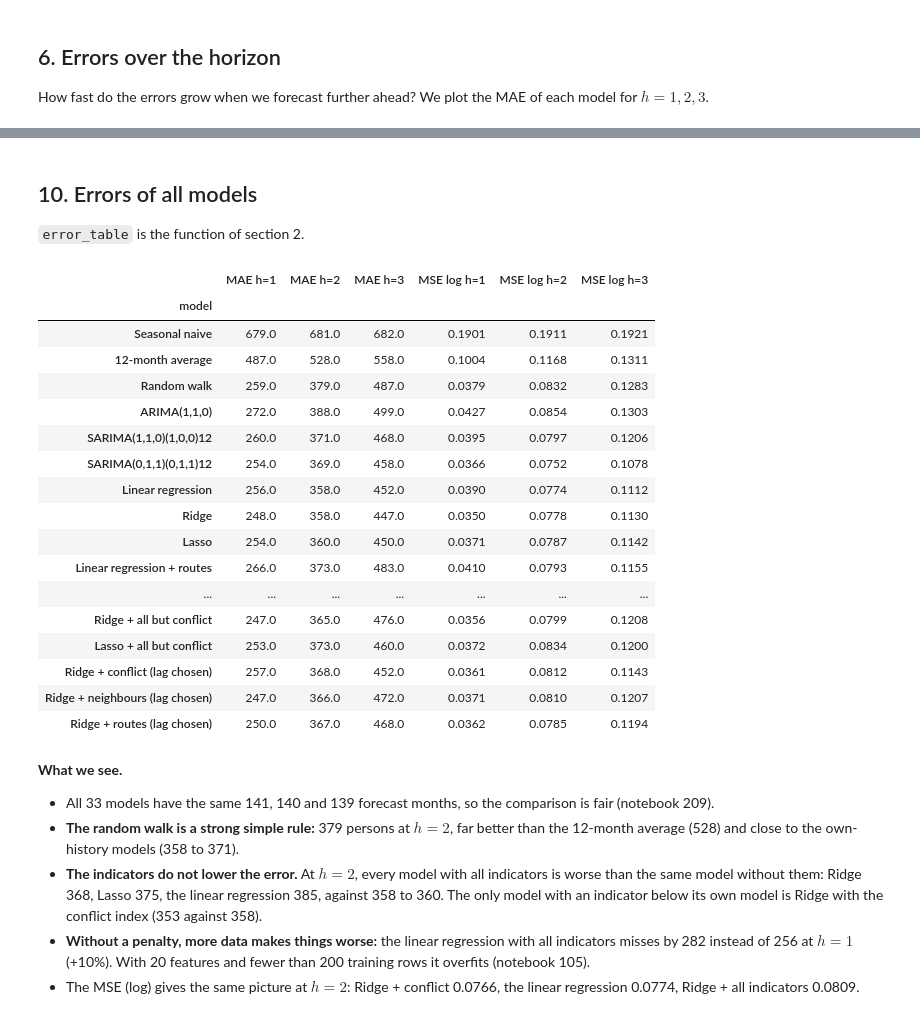
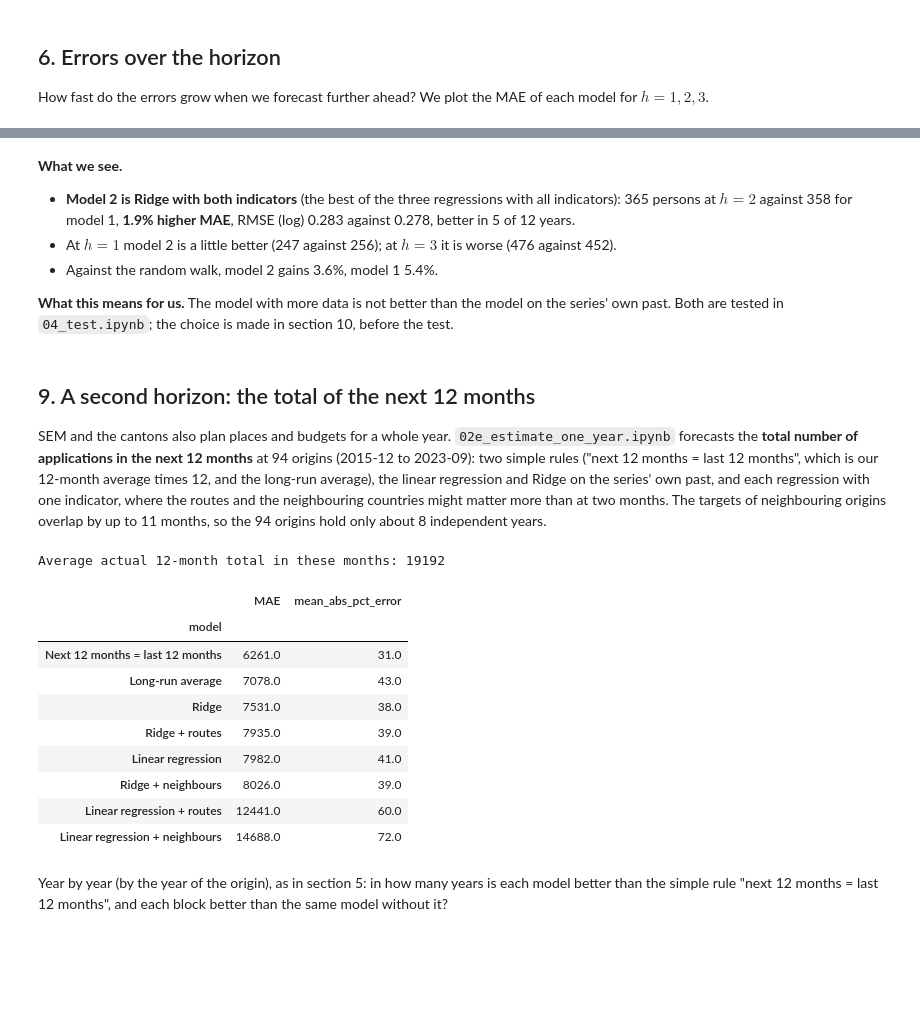
Before and after one commit to axe3010/dsf-asylum-forecast-II, a Jupyter notebook: code/03_evaluate.ipynb, the cells around one changed output, grey strips where cells are left out. Saved outputs shown, nothing was run; the diff lists cells and outputs as text; code cells hidden in the pictures; blank space fills up the shorter version.

```diff
--- a/code/03_evaluate.ipynb
+++ b/code/03_evaluate.ipynb
@@ -444,49 +498,34 @@ Same forecast months for all models: True
+# %% [markdown]
+**What we see.**
+- **Model 2 is Ridge with both indicators** (the best of the three regressions with all indicators): 365 persons at $h = 2$ against 358 for model 1, **1.9% higher MAE**, RMSE (log) 0.283 against 0.278, better in 5 of 12 years.
+- At $h = 1$ model 2 is a little better (247 against 256); at $h = 3$ it is worse (476 against 452).
+- Against the random walk, model 2 gains 3.6%, model 1 5.4%.
+
+**What this means for us.** The model with more data is not better than the model on the series' own past. Both are tested in `04_test.ipynb`; the choice is made in section 10, before the test.
 # %% [markdown]
-## 10. Errors of all models
+## 9. A second horizon: the total of the next 12 months
 
-`error_table` is the function of section 2.
+SEM and the cantons also plan places and budgets for a whole year. `02e_estimate_one_year.ipynb` forecasts the **total number of applications in the next 12 months** at 94 origins (2015-12 to 2023-09): two simple rules ("next 12 months = last 12 months", which is our 12-month average times 12, and the long-run average), the linear regression and Ridge on the series' own past, and each regression with one indicator, where the routes and the neighbouring countries might matter more than at two months. The targets of neighbouring origins overlap by up to 11 months, so the 94 origins hold only about 8 independent years.
 # %%
-simple_rules = ["Seasonal naive", "12-month average", "Random walk"]
-indicators = ["routes", "neighbours", "conflict"]              # family 2 (the routes alone: Part A)
-single_blocks = indicators
-single_models = [f"{m} + {b}" for b in single_blocks for m in regression_models]
-all_models = [f"{m} + all indicators" for m in regression_models]
-drop_models = [f"{m} + all but {b}" for b in indicators for m in regression_models]
-lag_models = sorted(lag_choice["model"].unique())
-model_order_b = simple_rules + sarima_models + regression_models + single_models + all_models + drop_models + lag_models
+fc = pd.read_csv("../data/processed/backtest_forecasts_one_year.csv")
+fc["origin"] = pd.to_datetime(fc["origin"])
 
-errors_b = error_table(forecasts_b)
-errors_b["MSE (log)"] = errors_b["RMSE (log)"] ** 2
-mae = errors_b.pivot(index="model", columns="h", values="MAE (persons)").loc[model_order_b].round(0)
-mae.columns = [f"MAE h={h}" for h in mae.columns]
-mse = errors_b.pivot(index="model", columns="h", values="MSE (log)").loc[model_order_b].round(4)
-mse.columns = [f"MSE log h={h}" for h in mse.columns]
-overview_b = pd.concat([mae, mse], axis=1)
-overview_b.to_csv("../output/tables/03_extra_errors.csv")
-overview_b
+res = fc.groupby("model").agg(MAE=("abs_error", "mean"), mean_abs_pct_error=("abs_pct_error", "mean")).round(0)
+res = res.sort_values("MAE")
+res.to_csv("../output/tables/03_one_year_errors.csv")
+print("Average actual 12-month total in these months:", round(fc.drop_duplicates("origin")["actual"].mean()))
+res
 # %% [output]
+Average actual 12-month total in these months: 19192
-|  | MAE h=1 | MAE h=2 | MAE h=3 | MSE log h=1 | MSE log h=2 | MSE log h=3 |
-| model |  |  |  |  |  |  |
-| Seasonal naive | 679.0 | 681.0 | 682.0 | 0.1901 | 0.1911 | 0.1921 |
-| 12-month average | 487.0 | 528.0 | 558.0 | 0.1004 | 0.1168 | 0.1311 |
-| Random walk | 259.0 | 379.0 | 487.0 | 0.0379 | 0.0832 | 0.1283 |
-| ARIMA(1,1,0) | 272.0 | 388.0 | 499.0 | 0.0427 | 0.0854 | 0.1303 |
-| SARIMA(1,1,0)(1,0,0)12 | 260.0 | 371.0 | 468.0 | 0.0395 | 0.0797 | 0.1206 |
-| SARIMA(0,1,1)(0,1,1)12 | 254.0 | 369.0 | 458.0 | 0.0366 | 0.0752 | 0.1078 |
-| Linear regression | 256.0 | 358.0 | 452.0 | 0.0390 | 0.0774 | 0.1112 |
-| Ridge | 248.0 | 358.0 | 447.0 | 0.0350 | 0.0778 | 0.1130 |
-| Lasso | 254.0 | 360.0 | 450.0 | 0.0371 | 0.0787 | 0.1142 |
-| Linear regression + routes | 266.0 | 373.0 | 483.0 | 0.0410 | 0.0793 | 0.1155 |
-| ... | ... | ... | ... | ... | ... | ... |
-| Ridge + all but conflict | 247.0 | 365.0 | 476.0 | 0.0356 | 0.0799 | 0.1208 |
-| Lasso + all but conflict | 253.0 | 373.0 | 460.0 | 0.0372 | 0.0834 | 0.1200 |
-| Ridge + conflict (lag chosen) | 257.0 | 368.0 | 452.0 | 0.0361 | 0.0812 | 0.1143 |
-| Ridge + neighbours (lag chosen) | 247.0 | 366.0 | 472.0 | 0.0371 | 0.0810 | 0.1207 |
-| Ridge + routes (lag chosen) | 250.0 | 367.0 | 468.0 | 0.0362 | 0.0785 | 0.1194 |
+|  | MAE | mean_abs_pct_error |
+| model |  |  |
+| Next 12 months = last 12 months | 6261.0 | 31.0 |
+| Long-run average | 7078.0 | 43.0 |
+| Ridge | 7531.0 | 38.0 |
+| Ridge + routes | 7935.0 | 39.0 |
+| Linear regression | 7982.0 | 41.0 |
+| Ridge + neighbours | 8026.0 | 39.0 |
+| Linear regression + routes | 12441.0 | 60.0 |
+| Linear regression + neighbours | 14688.0 | 72.0 |
 # %% [markdown]
-**What we see.**
-- All 33 models have the same 141, 140 and 139 forecast months, so the comparison is fair (notebook 209).
-- **The random walk is a strong simple rule:** 379 persons at $h = 2$, far better than the 12-month average (528) and close to the own-history models (358 to 371).
-- **The indicators do not lower the error.** At $h = 2$, every model with all indicators is worse than the same model without them: Ridge 368, Lasso 375, the linear regression 385, against 358 to 360. The only model with an indicator below its own model is Ridge with the conflict index (353 against 358).
-- **Without a penalty, more data makes things worse:** the linear regression with all indicators misses by 282 instead of 256 at $h = 1$ (+10%). With 20 features and fewer than 200 training rows it overfits (notebook 105).
-- The MSE (log) gives the same picture at $h = 2$: Ridge + conflict 0.0766, the linear regression 0.0774, Ridge + all indicators 0.0809.
+Year by year (by the year of the origin), as in section 5: in how many years is each model better than the simple rule "next 12 months = last 12 months", and each block better than the same model without it?
```
Also changed, not shown: parts of 65 cells of this notebook, 40 other files.
